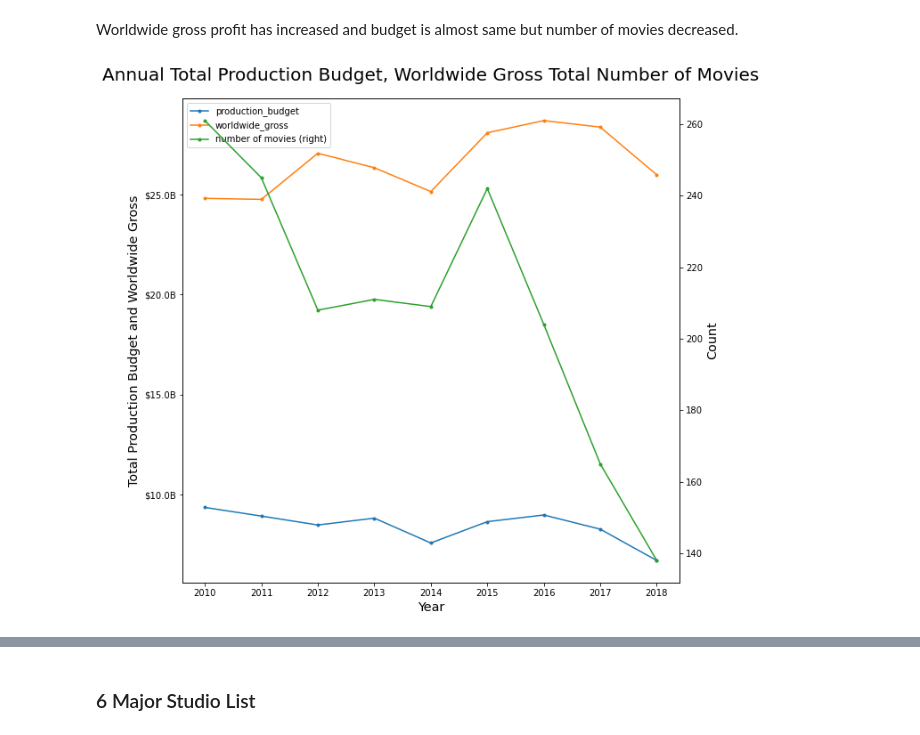
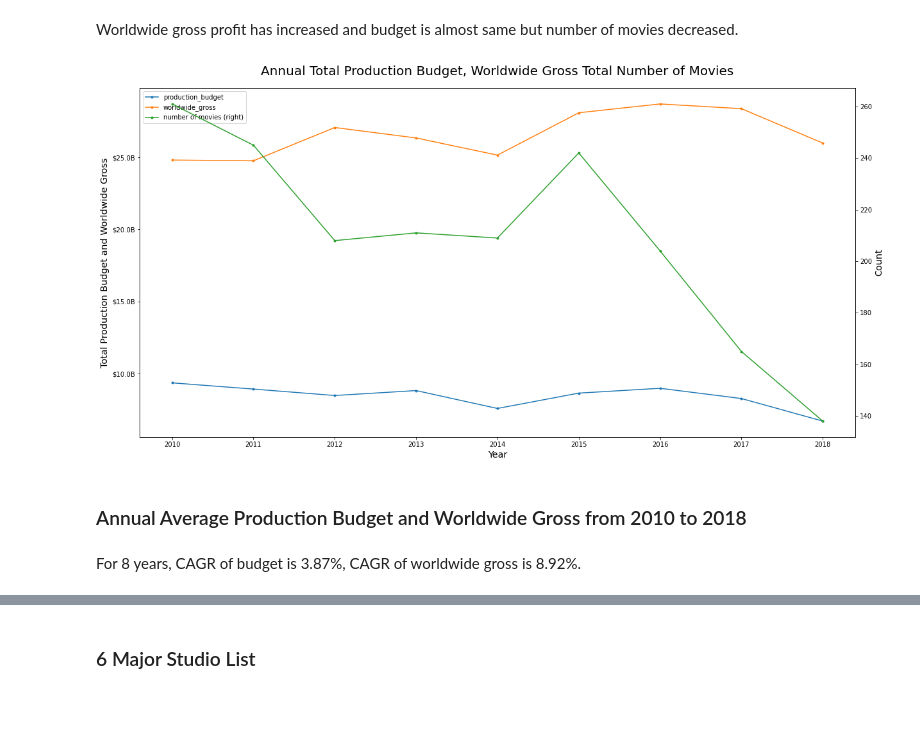
Before and after one commit to dameeech/Phase_1_Microsoft_Project, a Jupyter notebook: Phase1_Final.ipynb, the cells around one changed output, grey strips where cells are left out. Drawn from its saved outputs; the diff is of its cells as text; code cells hidden in the pictures; blank space fills up the shorter version.

Commit message:
Added CAGR rate

```diff
--- a/Phase1_Final.ipynb
+++ b/Phase1_Final.ipynb
@@ -390,14 +392,18 @@ ax.yaxis.set_major_formatter(formatter);
 # %% [markdown]
 Worldwide gross profit has increased and budget is almost same but number of movies decreased.
 # %%
-ax = year_sum.plot(figsize=(10,10), secondary_y=['number of movies'], marker='.')
+ax = year_sum.plot(figsize=(20,10), secondary_y=['number of movies'], marker='.')
 
 
 ax.set_title("Annual Total Production Budget, Worldwide Gross Total Number of Movies", pad=20, fontsize=20)
 ax.set_xlabel('Year', fontsize='x-large')
 ax.set_ylabel('Total Production Budget and Worldwide Gross', fontsize='x-large')
 ax.right_ax.set_ylabel('Count', fontsize='x-large')
 formatter = FuncFormatter(billions)
 ax.yaxis.set_major_formatter(formatter);
 # %% [output]
-[figure, old version]
+[figure, new version]
+# %% [markdown]
+### Annual Average Production Budget and Worldwide Gross from 2010 to 2018
+# %% [markdown]
+For 8 years, CAGR of budget is 3.87%, CAGR of worldwide gross is 8.92%.
```
Also changed, not shown: parts of 25 cells of this notebook.
